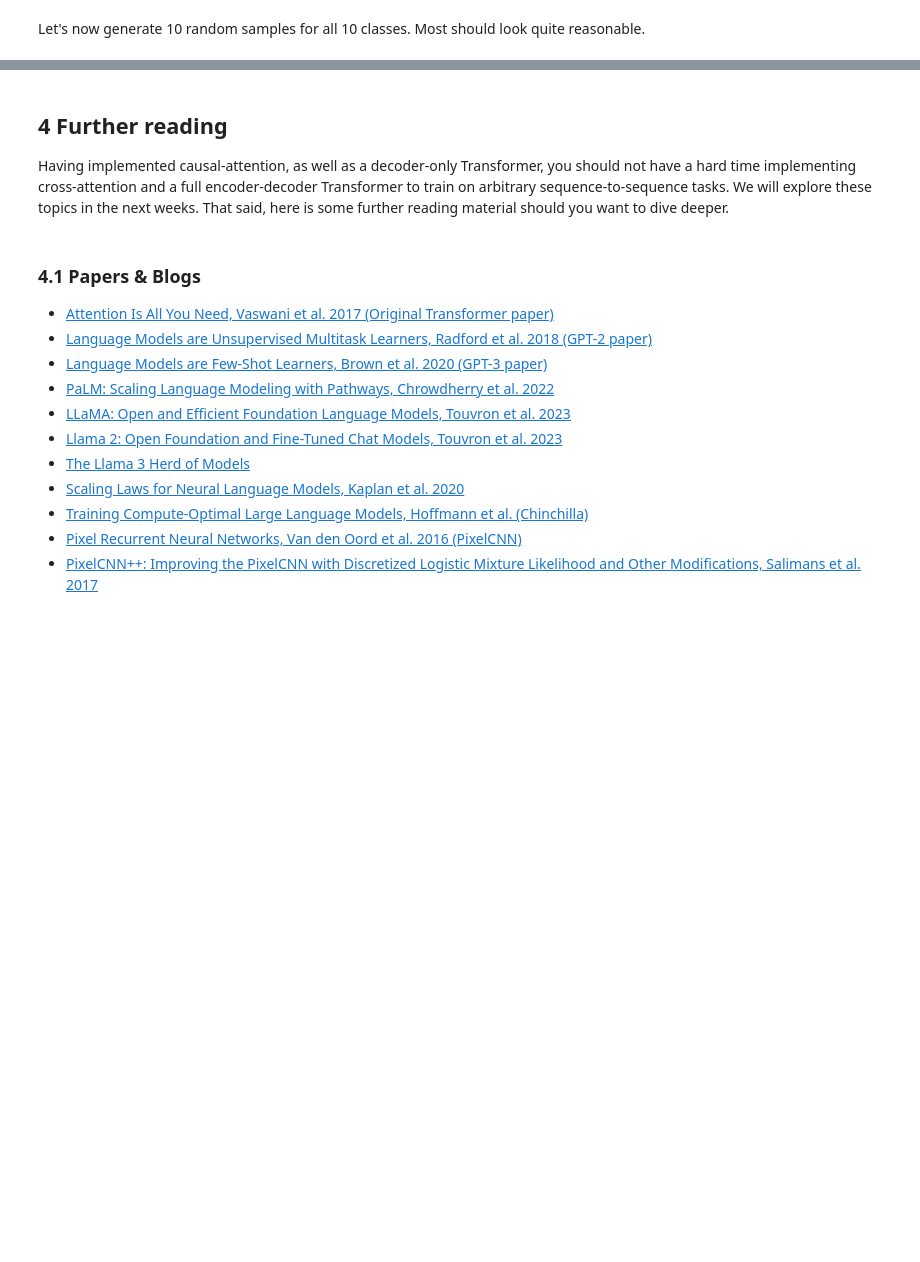
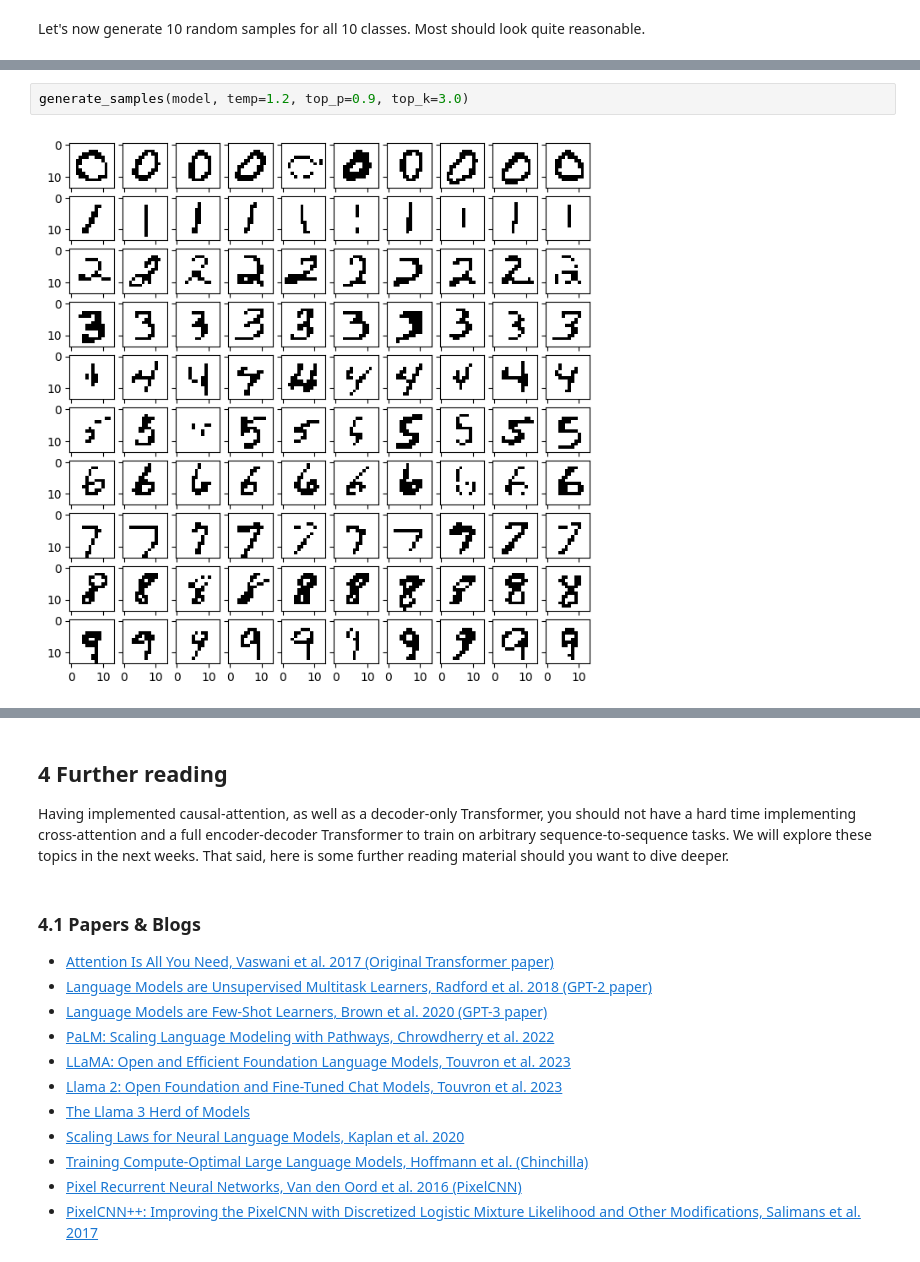
Before and after one commit to EPFL-VILAB/2026-Spring-CS503-Visual-Intelligence-Homework, a Jupyter notebook: NanoFM_Homeworks/notebooks/CS503_FM_part1_nanoGPT.ipynb, the cells around one changed output, grey strips where cells are left out. Cells and saved outputs as stored; diff of their text form; blank space fills up the shorter version.

```diff
--- a/NanoFM_Homeworks/notebooks/CS503_FM_part1_nanoGPT.ipynb
+++ b/NanoFM_Homeworks/notebooks/CS503_FM_part1_nanoGPT.ipynb
@@ -389,3 +539,7 @@ generate_samples(model, temp=0.7, top_p=0.9, top_k=0.0)
+# %%
+generate_samples(model, temp=1.2, top_p=0.9, top_k=3.0)
+# %% [output]
+[figure, added]
 # %% [markdown]
 ### 3.5 Open-ended questions (5 points each)
 
```
Also changed, not shown: parts of 17 cells of this notebook, 6 other files.
